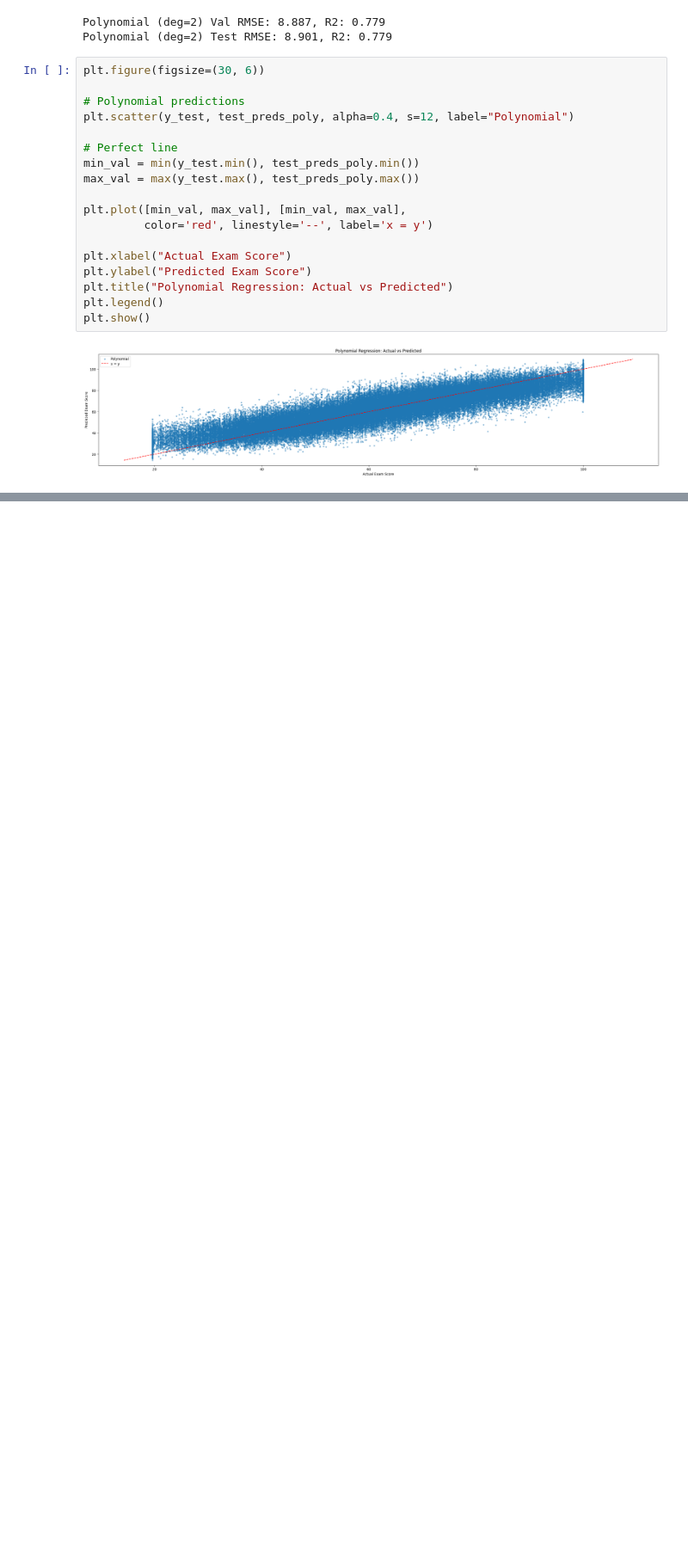
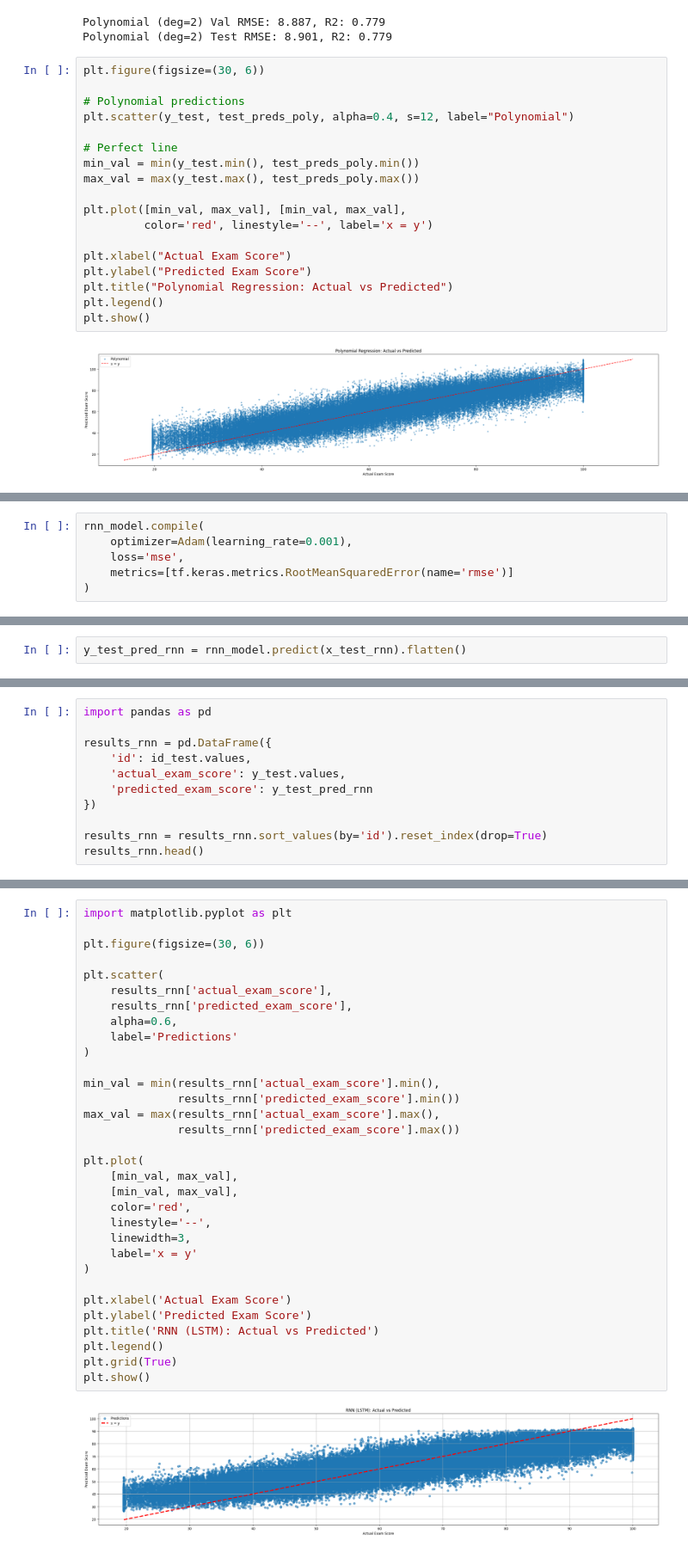
Before and after one commit to Aashiee3/Student-Exam-Score-Kagge-Competition, a Jupyter notebook: Student exam score/aashi_model.ipynb, the cells around one changed output, grey strips where cells are left out. Shown at 86% size. Cells and saved outputs as stored; diff of their text form; blank space fills up the shorter version.

```diff
--- a/Student exam score/aashi_model.ipynb
+++ b/Student exam score/aashi_model.ipynb
@@ -268,0 +439,6 @@ plt.show()
+# %%
+rnn_model.compile(
+    optimizer=Adam(learning_rate=0.001),
+    loss='mse',
+    metrics=[tf.keras.metrics.RootMeanSquaredError(name='rmse')]
+)
@@ -268,0 +477,2 @@ plt.show()
+# %%
+y_test_pred_rnn = rnn_model.predict(x_test_rnn).flatten()
@@ -268,0 +481,11 @@ plt.show()
+# %%
+import pandas as pd
+
+results_rnn = pd.DataFrame({
+    'id': id_test.values,
+    'actual_exam_score': y_test.values,
+    'predicted_exam_score': y_test_pred_rnn
+})
+
+results_rnn = results_rnn.sort_values(by='id').reset_index(drop=True)
+results_rnn.head()
@@ -268,0 +513,34 @@ plt.show()
+# %%
+import matplotlib.pyplot as plt
+
+plt.figure(figsize=(30, 6))
+
+plt.scatter(
+    results_rnn['actual_exam_score'],
+    results_rnn['predicted_exam_score'],
+    alpha=0.6,
+    label='Predictions'
+)
+
+min_val = min(results_rnn['actual_exam_score'].min(),
+              results_rnn['predicted_exam_score'].min())
+max_val = max(results_rnn['actual_exam_score'].max(),
+              results_rnn['predicted_exam_score'].max())
+
+plt.plot(
+    [min_val, max_val],
+    [min_val, max_val],
+    color='red',
+    linestyle='--',
+    linewidth=3,
+    label='x = y'
+)
+
+plt.xlabel('Actual Exam Score')
+plt.ylabel('Predicted Exam Score')
+plt.title('RNN (LSTM): Actual vs Predicted')
+plt.legend()
+plt.grid(True)
+plt.show()
+# %% [output]
+[figure, added]
```
Also changed, not shown: parts of 22 cells of this notebook.
